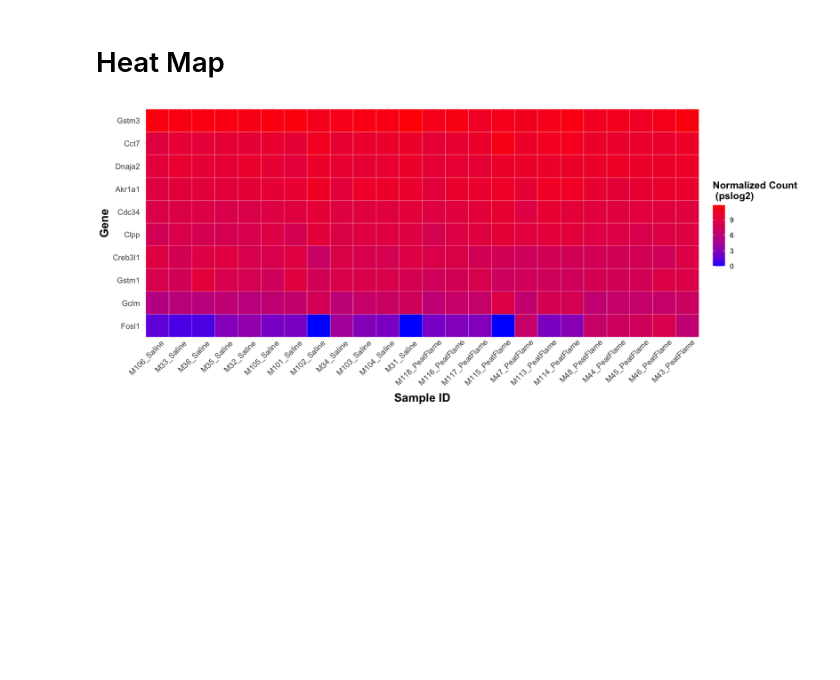
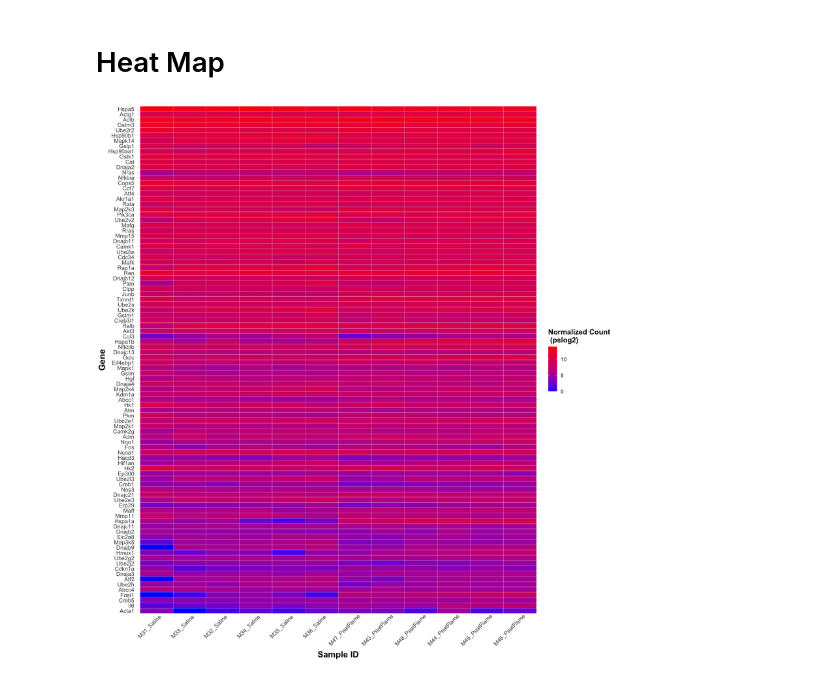
Before and after one commit to Ragerlab/P1013.-Microbiome-Peanut-Allergy, a Jupyter notebook: Gene Expression Heat Map.ipynb, the cells around one changed output. Saved outputs shown, nothing was run; the diff lists cells and outputs as text; code cells hidden in the pictures; blank space fills up the shorter version.

```diff
--- a/Gene Expression Heat Map.ipynb
+++ b/Gene Expression Heat Map.ipynb
@@ -9,7 +9,9 @@ library(reshape2)
 
 #reading in file
 gene_expression_data = read_csv("022821_NormCounts_pslog2_RUV.csv")
+gene_expression_key = read_csv("MouseToxicology.csv")
 pathway_mRNAs = data.frame(read_excel("FlamingPeat_4h_pathwaymRNAs_020322.xlsx"))
+gene_signficance_df = data.frame(read_excel("gene_expression_significance_020422.xlsx"))
 # %% [output]
 ── Attaching packages ─────────────────────────────────────── tidyverse 1.3.0 ──
 
@@ -212,0 +216,34 @@ A grouped_df: 6 × 3
+# %%
+#now organzing df for heat map
+
+#getting gene ordered by average concentrations
+pf_desc_genes_df = peatflame_final_df %>%
+    group_by(Gene) %>%
+    summarize(Avg_NormCount = mean(NormCount)) %>%
+    arrange(Avg_NormCount)
+
+head(pf_desc_genes_df)
+
+#getting treatment conditions ordered by average concentrations
+pf_desc_treatment_df = peatflame_final_df %>%
+    group_by(Exposure, Treatment) %>%
+    summarize(Avg_NormCount = mean(NormCount)) %>%
+    arrange(desc(Exposure), Avg_NormCount)
+
+head(pf_desc_treatment_df)
+
+#getting gene ordered by average concentrations
+rof_desc_genes_df = redoakflame_final_df %>%
+    group_by(Gene) %>%
+    summarize(Avg_NormCount = mean(NormCount)) %>%
+    arrange(Avg_NormCount)
+
+head(rof_desc_genes_df)
+
+#getting treatment conditions ordered by average concentrations
+rof_desc_treatment_df = redoakflame_final_df %>%
+    group_by(Exposure, Treatment) %>%
+    summarize(Avg_NormCount = mean(NormCount)) %>%
+    arrange(desc(Exposure), Avg_NormCount)
+
+head(rof_desc_treatment_df)
@@ -213,27 +289,27 @@ A grouped_df: 6 × 3
 # %% [markdown]
 # Heat Map
 # %%
-options(repr.plot.width=14, repr.plot.height=6) #changing size
+options(repr.plot.width=14, repr.plot.height=15) #changing size
 
 
 #samples ordered by avg norm count
-ordered_samples = factor(final_df$Treatment, levels = desc_treatment_df$Treatment)
+ordered_samples = factor(peatflame_final_df$Treatment, levels = pf_desc_treatment_df$Treatment)
 
 #genes ordered by avg norm count
-ordered_genes = factor(final_df$Gene, levels = desc_genes_df$Gene)
+ordered_genes = factor(peatflame_final_df$Gene, levels = pf_desc_genes_df$Gene)
 
-lung_peatflame_heatmap = ggplot(data = final_df, aes(x = ordered_samples, y = ordered_genes, fill = NormCount)) +
+lung_peatflame_heatmap = ggplot(data = peatflame_final_df, aes(x = ordered_samples, y = ordered_genes, fill = NormCount)) +
   geom_tile(color = "white") +
   scale_fill_gradient(low = 'blue', high = 'red') +
   theme_minimal() +
   theme(axis.text = element_text(size = 11), #changing size of axes labels
         axis.text.x = element_text(angle = 45, hjust = 0.9), #rotating x labels/ moving x labels slightly to the left
         axis.title = element_text(face = "bold", size = rel(1.5)), #changes axis titles
         legend.title = element_text(face = 'bold', size = 14), #changes legend title
         legend.text = element_text(size = 10))+ #changes legend text
 
   labs(x = "Sample ID", y = "Gene", fill = "Normalized Count \n (pslog2)")
 
 lung_peatflame_heatmap
 # %% [output]
-[figure, old version]
+[figure, new version]
```
Also changed, not shown: parts of 14 cells of this notebook.
